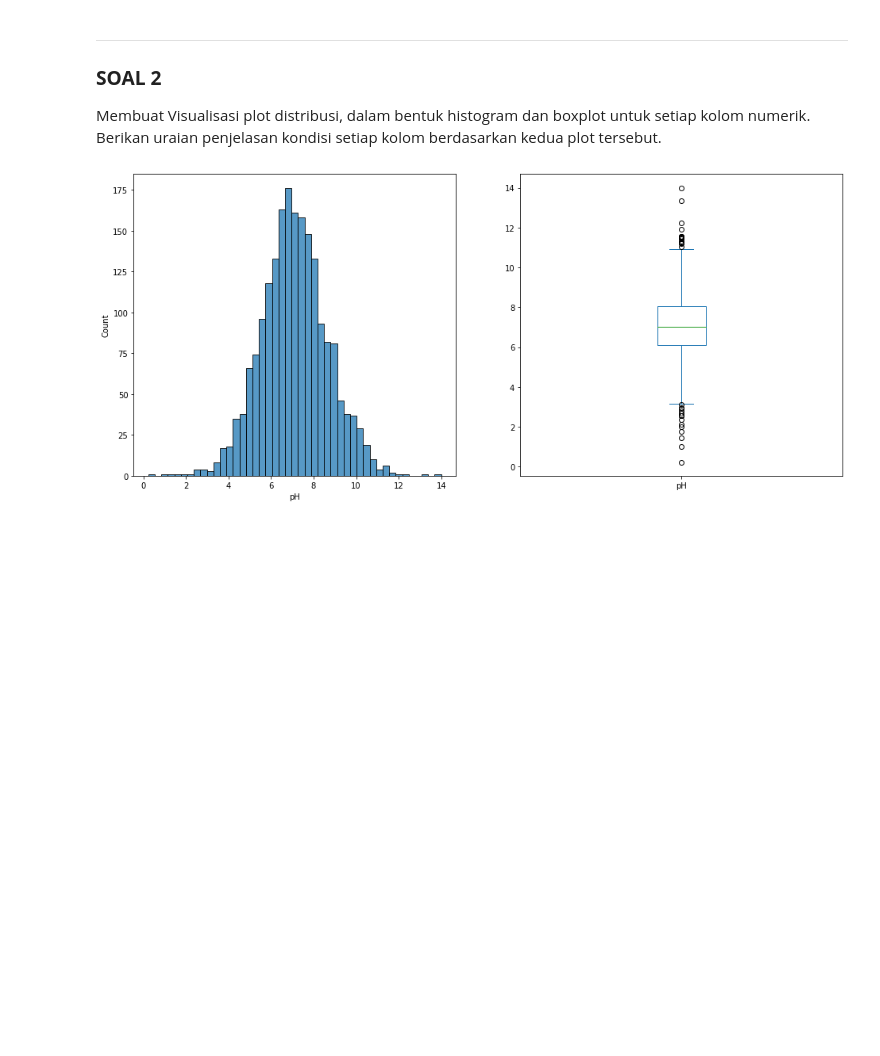
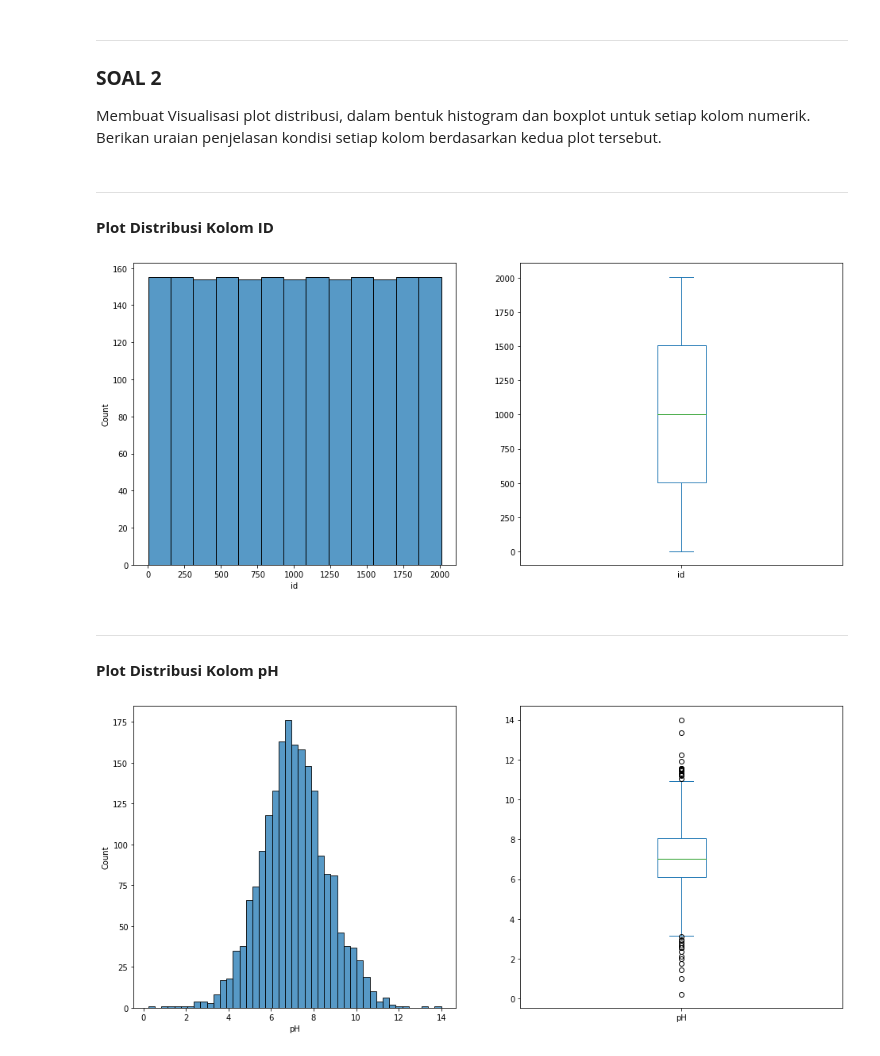
Before and after one commit to firizky29/probability-and-statistics-analysis, a Jupyter notebook: src/main.ipynb, the cells around one changed output. Cells and saved outputs as stored; diff of their text form; code cells hidden in the pictures; blank space fills up the shorter version.

```diff
--- a/src/main.ipynb
+++ b/src/main.ipynb
@@ -15,5 +31,7 @@ import seaborn as sns
 # %%
-column_name = ['id', 'pH', 'Hardness', 'Solids', 'Chloramines', 'Sulfate', 'Conductivity', 'Organic Carbon', 'Trihalomethanes', 'Turbidity', 'Potability']
+column_name = ['id', 'pH', 'Hardness', 'Solids', 'Chloramines', 'Sulfate', 'Conductivity', 'Organic Carbon',
+'Trihalomethanes', 'Turbidity', 'Potability']
+
 data = pd.read_csv("../data/water_potability.csv", names = column_name)
 df = pd.DataFrame(data)
 
@@ -41,6 +59,18 @@ def visualizeDistributionPlot(df):
     _, axes = plt.subplots(1, 2, figsize = (16, 7))
     sns.histplot(data=df, ax=axes[0])
     df.plot(kind = "box", ax = axes[1])
+# %% [markdown]
+***
+
+#### **Plot Distribusi Kolom ID**
+# %%
+visualizeDistributionPlot(df["id"])
+# %% [output]
+[figure, added]
+# %% [markdown]
+***
+
+#### **Plot Distribusi Kolom pH**
 # %%
 visualizeDistributionPlot(df["pH"])
 # %% [output]
```
Also changed, not shown: parts of 15 cells of this notebook.
